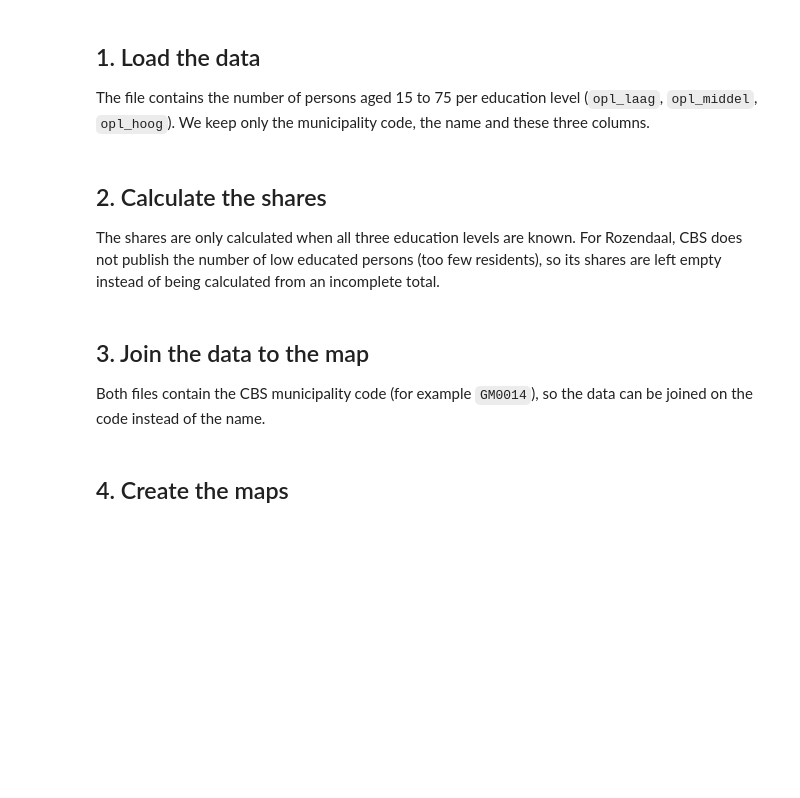
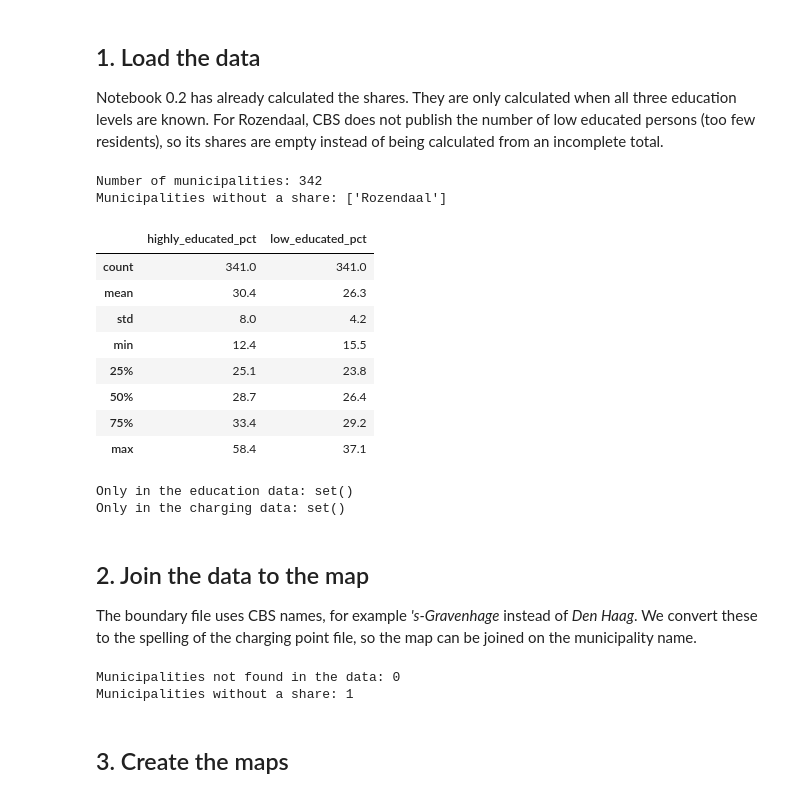
Before and after one commit to mirtebatema/group-15, a Jupyter notebook: notebooks/5. education_per_municipality.ipynb, the cells around one changed output. Cells and saved outputs as stored; diff of their text form; code cells hidden in the pictures; blank space fills up the shorter version.

```diff
--- a/notebooks/5. education_per_municipality.ipynb
+++ b/notebooks/5. education_per_municipality.ipynb
@@ -21,7 +20,3 @@ import os
 import pandas as pd
 import geopandas as gpd
 import matplotlib.pyplot as plt
-# %% [markdown]
-## 1. Load the data
-
-The file contains the number of persons aged 15 to 75 per education level (`opl_laag`, `opl_middel`, `opl_hoog`). We keep only the municipality code, the name and these three columns.
@@ -41,4 +23,4 @@ display(education.head())
 # %% [markdown]
-## 2. Calculate the shares
+## 1. Load the data
 
-The shares are only calculated when all three education levels are known. For Rozendaal, CBS does not publish the number of low educated persons (too few residents), so its shares are left empty instead of being calculated from an incomplete total.
+Notebook 0.2 has already calculated the shares. They are only calculated when all three education levels are known. For Rozendaal, CBS does not publish the number of low educated persons (too few residents), so its shares are empty instead of being calculated from an incomplete total.
@@ -53,17 +27,57 @@ display(education[["highly_educated_pct", "low_educated_pct"]].describe().round(
+# %%
+education = pd.read_csv("../data/processed/education_per_municipality.csv")
+
+print("Number of municipalities:", len(education))
+print("Municipalities without a share:", education.loc[education["highly_educated_pct"].isna(), "municipality"].tolist())
+display(education[["highly_educated_pct", "low_educated_pct"]].describe().round(1))
+
+# Check: does every municipality match the charging point data? Both lines should print set()
+charging = pd.read_csv("../data/processed/chargingpoints_households_income.csv")
+print("Only in the education data:", set(education["municipality"]) - set(charging["municipality"]))
+print("Only in the charging data:", set(charging["municipality"]) - set(education["municipality"]))
+# %% [output]
+Number of municipalities: 342
+Municipalities without a share: ['Rozendaal']
+|  | highly_educated_pct | low_educated_pct |
+| count | 341.0 | 341.0 |
+| mean | 30.4 | 26.3 |
+| std | 8.0 | 4.2 |
+| min | 12.4 | 15.5 |
+| 25% | 25.1 | 23.8 |
+| 50% | 28.7 | 26.4 |
+| 75% | 33.4 | 29.2 |
+| max | 58.4 | 37.1 |
+Only in the education data: set()
+Only in the charging data: set()
 # %% [markdown]
-## 3. Join the data to the map
+## 2. Join the data to the map
 
-Both files contain the CBS municipality code (for example `GM0014`), so the data can be joined on the code instead of the name.
+The boundary file uses CBS names, for example *'s-Gravenhage* instead of *Den Haag*. We convert these to the spelling of the charging point file, so the map can be joined on the municipality name.
 # %%
 municipalities = gpd.read_file("../data/raw/gemeenten_2024.gpkg", layer="gemeente_gegeneraliseerd")
 
-map_gdf = municipalities.merge(education, left_on="statcode", right_on="municipality_code", how="left")
+# Names in the boundary file (left) -> spelling of the charging point file (right)
+map_name_mapping = {
+    "'s-Gravenhage": "Den Haag",
+    "Beek (L.)": "Beek",
+    "Hengelo (O.)": "Hengelo",
+    "Laren (NH.)": "Laren",
+    "Middelburg (Z.)": "Middelburg",
+    "Rijswijk (ZH.)": "Rijswijk",
+    "Stein (L.)": "Stein",
+}
+municipalities["municipality"] = municipalities["statnaam"].replace(map_name_mapping)
+
+map_gdf = municipalities.merge(education, on="municipality", how="left")
 
 # Check: should print 0 and 1 (Rozendaal)
-print("Municipalities not found in the data:", map_gdf["municipality_code"].isna().sum())
+print("Municipalities not found in the data:", (~municipalities["municipality"].isin(education["municipality"])).sum())
 print("Municipalities without a share:", map_gdf["highly_educated_pct"].isna().sum())
+# %% [output]
+Municipalities not found in the data: 0
+Municipalities without a share: 1
 # %% [markdown]
-## 4. Create the maps
+## 3. Create the maps
 # %%
 fig, axes = plt.subplots(1, 2, figsize=(16, 10))
 
```
Also changed, not shown: parts of 6 cells of this notebook, 5 other files.
